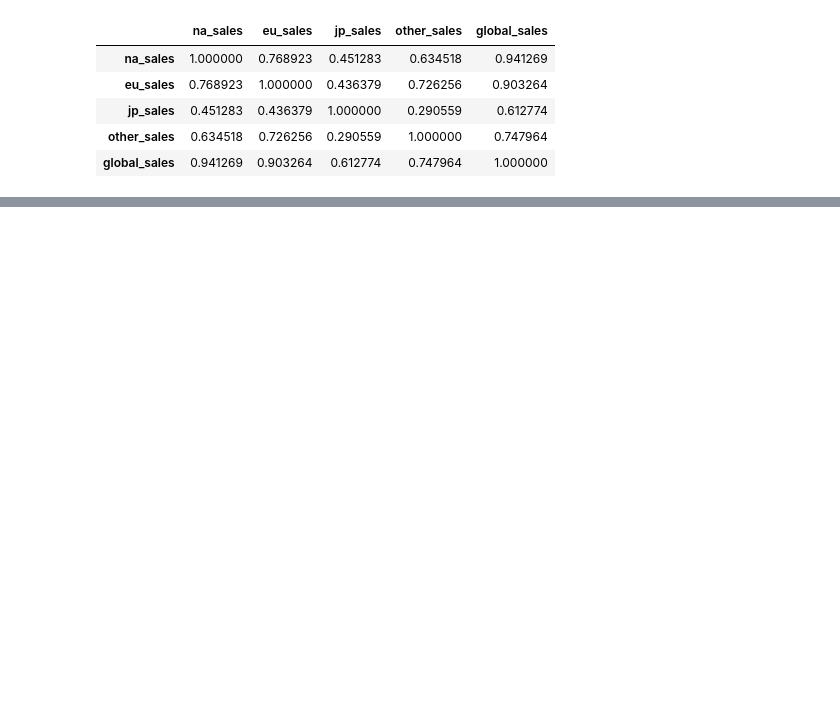
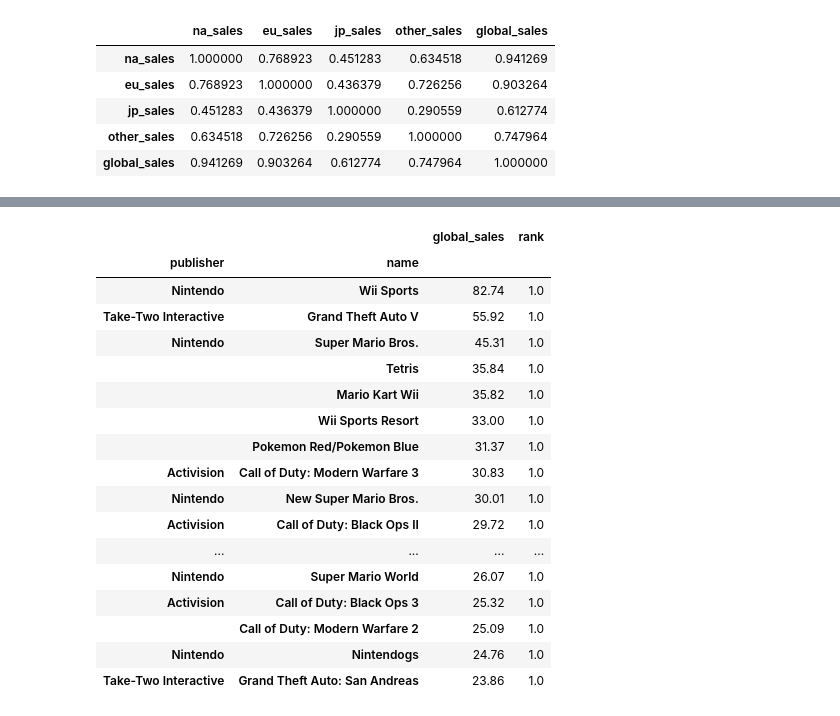
Before and after one commit to 1DownLabs/python-foundations, a Jupyter notebook: notebooks/08_deep_eda_analysis.ipynb, the cells around one changed output, grey strips where cells are left out. Saved outputs shown, nothing was run; the diff lists cells and outputs as text; code cells hidden in the pictures; blank space fills up the shorter version.

```diff
--- a/notebooks/08_deep_eda_analysis.ipynb
+++ b/notebooks/08_deep_eda_analysis.ipynb
@@ -216,0 +282,25 @@ df[["na_sales","eu_sales","jp_sales","other_sales","global_sales"]].corr()
+# %%
+publisher_game = df.groupby(['publisher','name']).agg(global_sales = ('global_sales', 'sum'))
+publisher_game['rank'] = publisher_game.groupby(['publisher','name'])['global_sales'].rank(method='max', ascending=False)
+publisher_game[publisher_game['rank']<=2].sort_values('global_sales', ascending=False).head(20)
+
+# Ninetendo seems highly dependent on one blockbuster
+# %% [output]
+|  |  | global_sales | rank |
+| publisher | name |  |  |
+| Nintendo | Wii Sports | 82.74 | 1.0 |
+| Take-Two Interactive | Grand Theft Auto V | 55.92 | 1.0 |
+| Nintendo | Super Mario Bros. | 45.31 | 1.0 |
+|  | Tetris | 35.84 | 1.0 |
+|  | Mario Kart Wii | 35.82 | 1.0 |
+|  | Wii Sports Resort | 33.00 | 1.0 |
+|  | Pokemon Red/Pokemon Blue | 31.37 | 1.0 |
+| Activision | Call of Duty: Modern Warfare 3 | 30.83 | 1.0 |
+| Nintendo | New Super Mario Bros. | 30.01 | 1.0 |
+| Activision | Call of Duty: Black Ops II | 29.72 | 1.0 |
+| ... | ... | ... | ... |
+| Nintendo | Super Mario World | 26.07 | 1.0 |
+| Activision | Call of Duty: Black Ops 3 | 25.32 | 1.0 |
+|  | Call of Duty: Modern Warfare 2 | 25.09 | 1.0 |
+| Nintendo | Nintendogs | 24.76 | 1.0 |
+| Take-Two Interactive | Grand Theft Auto: San Andreas | 23.86 | 1.0 |
```
Also changed, not shown: parts of 3 cells of this notebook.
